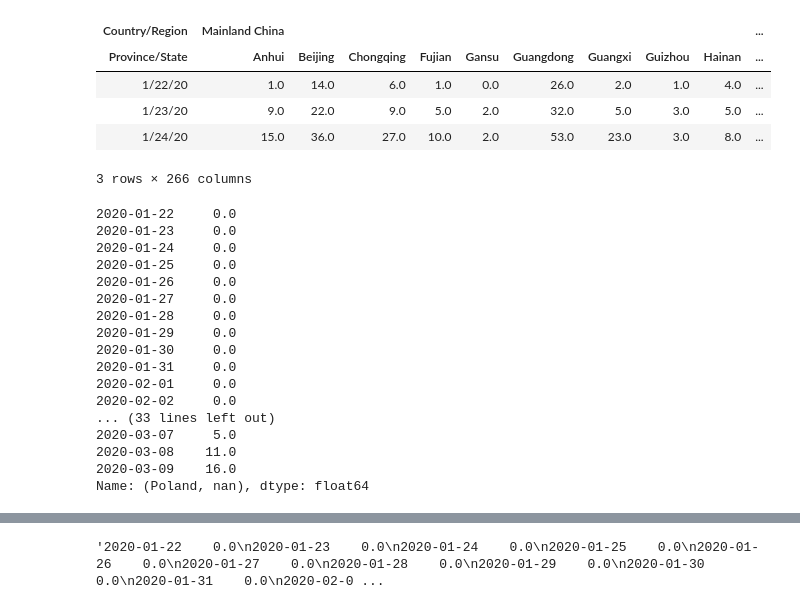
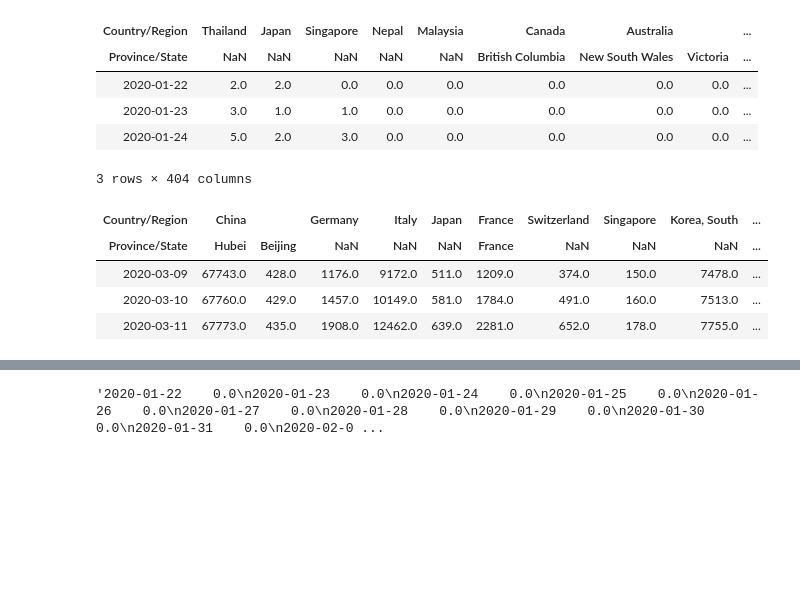
Before and after one commit to matsim-vsp/COVID-19, a Jupyter notebook: csse_covid_19_data/csse_covid_19_time_series/Untitled.ipynb, the cells around one changed output, grey strips where cells are left out. Cells and saved outputs as stored; diff of their text form; code cells hidden in the pictures; blank space fills up the shorter version.

```diff
--- a/csse_covid_19_data/csse_covid_19_time_series/Untitled.ipynb
+++ b/csse_covid_19_data/csse_covid_19_time_series/Untitled.ipynb
@@ -74,36 +49,35 @@ df4.tail(3)
-# %%
-# fill missing values:
-df5 = df4.fillna(value=0)
-df5.head(3)
-# %% [output]
-| Country/Region | Mainland China |  |  |  |  |  |  |  |  | ... |
-| Province/State | Anhui | Beijing | Chongqing | Fujian | Gansu | Guangdong | Guangxi | Guizhou | Hainan | ... |
-| 1/22/20 | 1.0 | 14.0 | 6.0 | 1.0 | 0.0 | 26.0 | 2.0 | 1.0 | 4.0 | ... |
-| 1/23/20 | 9.0 | 22.0 | 9.0 | 5.0 | 2.0 | 32.0 | 5.0 | 3.0 | 5.0 | ... |
-| 1/24/20 | 15.0 | 36.0 | 27.0 | 10.0 | 2.0 | 53.0 | 23.0 | 3.0 | 8.0 | ... |
-3 rows × 266 columns
 # %%
 # convert index to dateTime:
-df5.index = pd.DatetimeIndex(df5.index)
-df5.loc[:,('Poland',np.nan)]
+df4.index = pd.DatetimeIndex(df4.index)
+df4.head(3)
 # %% [output]
+| Country/Region | Thailand | Japan | Singapore | Nepal | Malaysia | Canada | Australia |  | ... |
+| Province/State | NaN | NaN | NaN | NaN | NaN | British Columbia | New South Wales | Victoria | ... |
+| 2020-01-22 | 2.0 | 2.0 | 0.0 | 0.0 | 0.0 | 0.0 | 0.0 | 0.0 | ... |
+| 2020-01-23 | 3.0 | 1.0 | 1.0 | 0.0 | 0.0 | 0.0 | 0.0 | 0.0 | ... |
+| 2020-01-24 | 5.0 | 2.0 | 3.0 | 0.0 | 0.0 | 0.0 | 0.0 | 0.0 | ... |
-2020-01-22     0.0
-2020-01-23     0.0
-2020-01-24     0.0
-2020-01-25     0.0
-2020-01-26     0.0
-2020-01-27     0.0
-2020-01-28     0.0
-2020-01-29     0.0
-2020-01-30     0.0
-2020-01-31     0.0
-2020-02-01     0.0
-2020-02-02     0.0
-... (33 lines left out)
-2020-03-07     5.0
-2020-03-08    11.0
-2020-03-09    16.0
-Name: (Poland, nan), dtype: float64
+3 rows × 404 columns
+# %%
+# extract regions we are interested in:
+df6 = df4.loc[:,[
+    ('China','Hubei'),
+    ('China','Beijing'),
+    ('Germany',''),
+    ('Italy',''),
+    ('Japan',''),
+    ('France','France'),
+    ('Switzerland',''),
+    ('Singapore',''),
+    ('Korea, South',''),
+    ('Poland','')
+]]
+df6.tail(3)
+# %% [output]
+| Country/Region | China |  | Germany | Italy | Japan | France | Switzerland | Singapore | Korea, South | ... |
+| Province/State | Hubei | Beijing | NaN | NaN | NaN | France | NaN | NaN | NaN | ... |
+| 2020-03-09 | 67743.0 | 428.0 | 1176.0 | 9172.0 | 511.0 | 1209.0 | 374.0 | 150.0 | 7478.0 | ... |
+| 2020-03-10 | 67760.0 | 429.0 | 1457.0 | 10149.0 | 581.0 | 1784.0 | 491.0 | 160.0 | 7513.0 | ... |
+| 2020-03-11 | 67773.0 | 435.0 | 1908.0 | 12462.0 | 639.0 | 2281.0 | 652.0 | 178.0 | 7755.0 | ... |
 # %%
 # divide by population density.  first had this via separate csv files,
 # but the "countries" are not stable in the upstream data
```
Also changed, not shown: parts of 12 cells of this notebook.
